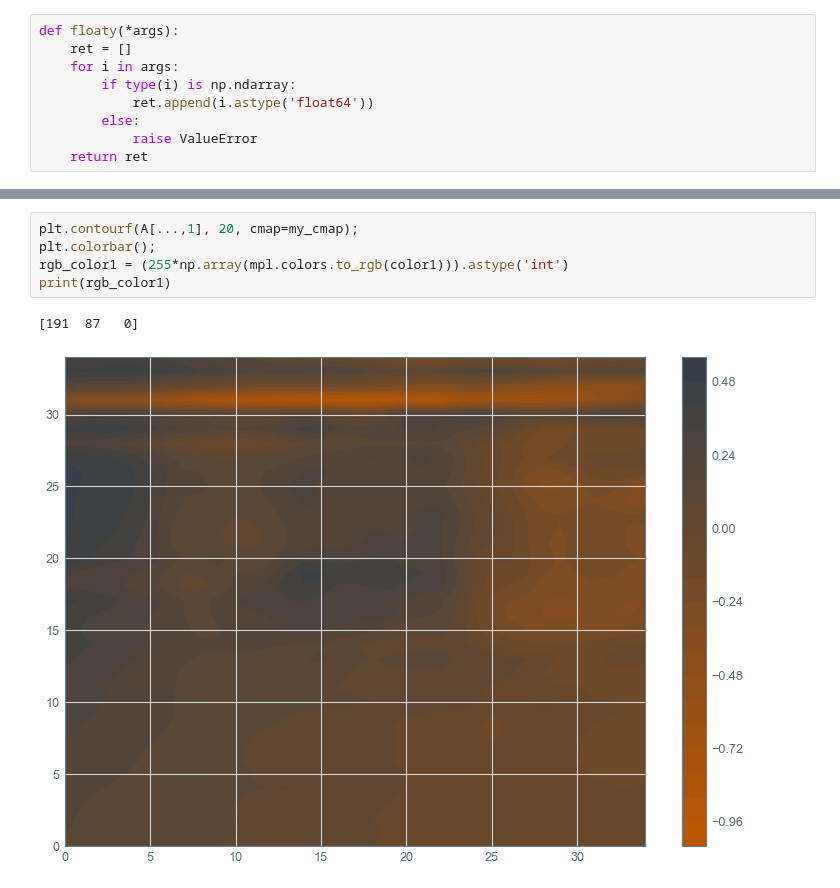
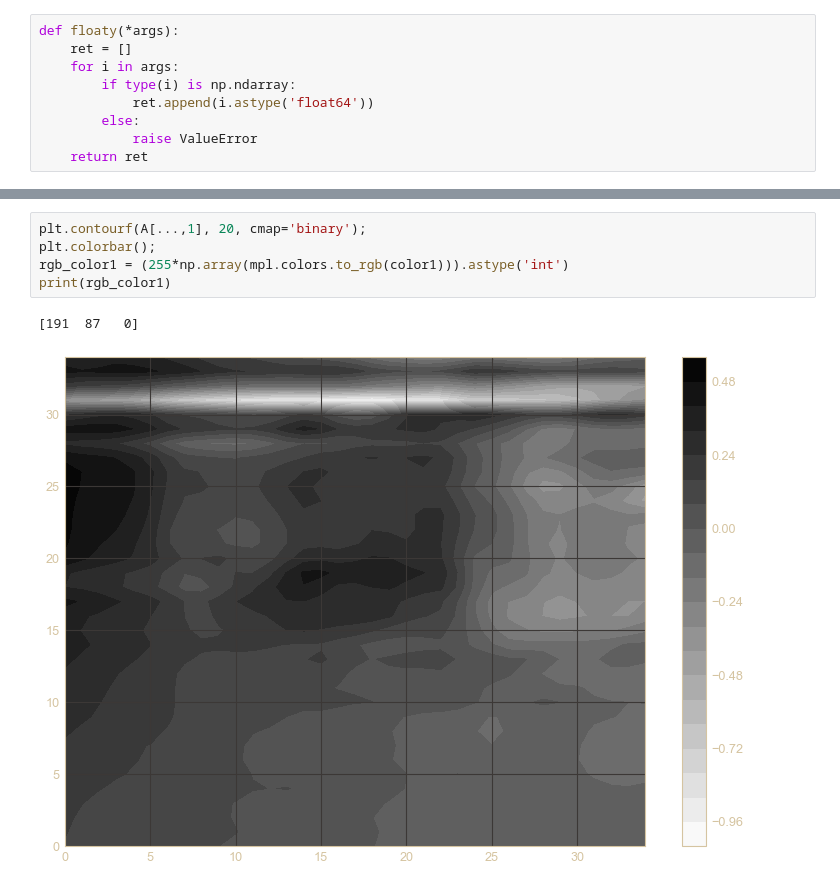
Before and after one commit to trdougherty/Quant_Mo, a Jupyter notebook: quomo_notebook.ipynb, the cells around one changed output, grey strips where cells are left out. Drawn from its saved outputs; the diff is of its cells as text.

```diff
--- a/quomo_notebook.ipynb
+++ b/quomo_notebook.ipynb
@@ -210,8 +236,8 @@ plt.show()
 # %%
-plt.contourf(A[...,1], 20, cmap=my_cmap);
+plt.contourf(A[...,1], 20, cmap='binary');
 plt.colorbar();
 rgb_color1 = (255*np.array(mpl.colors.to_rgb(color1))).astype('int')
 print(rgb_color1)
 # %% [output]
 [191  87   0]
-[figure, old version]
+[figure, new version]
```
Also changed, not shown: parts of 12 cells of this notebook, 3 other files.
